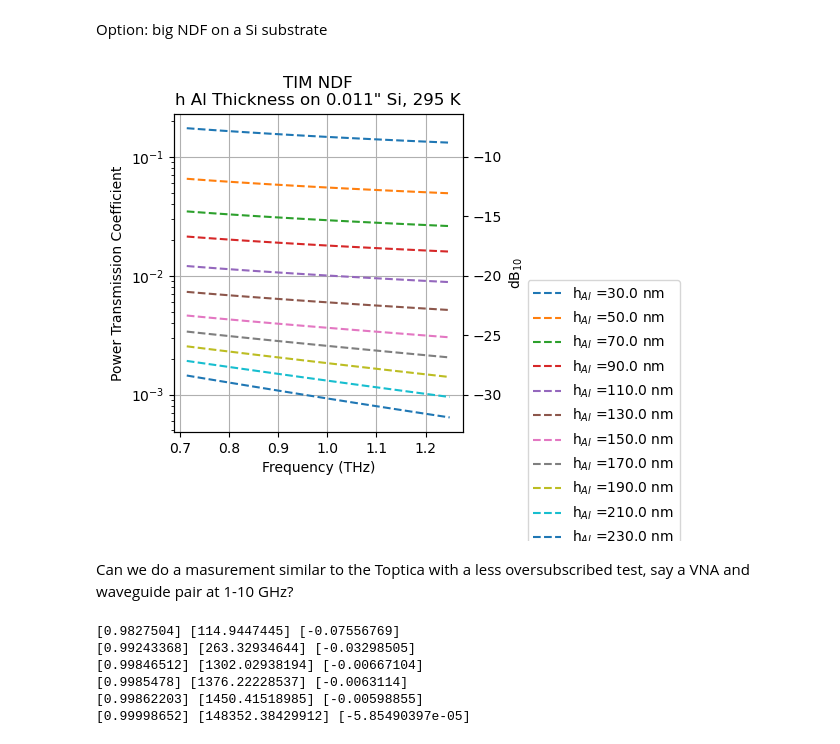
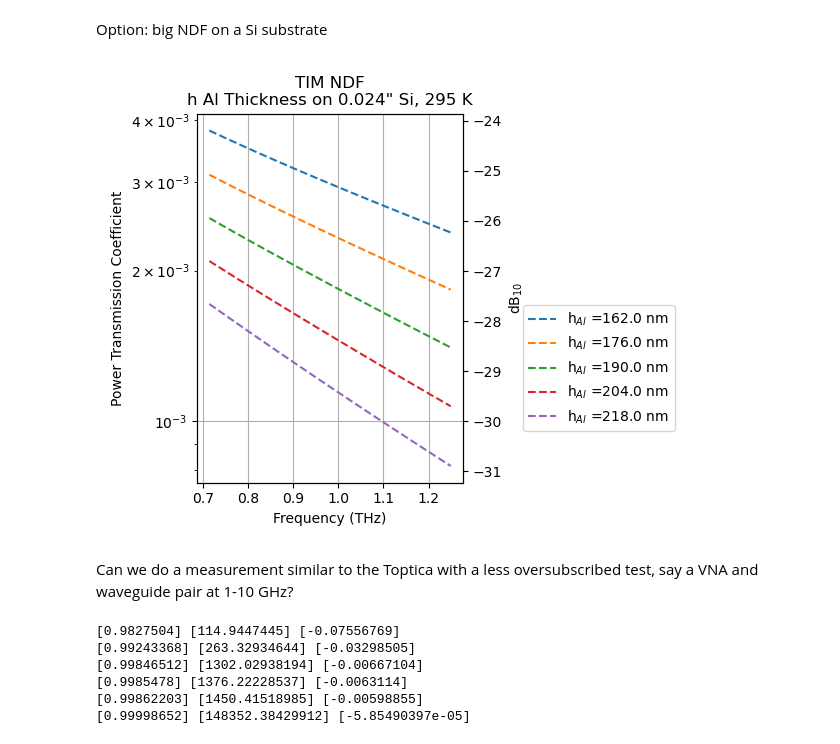
Before and after one commit to tim-balloon/tim-memos, a Jupyter notebook: ndf_calcs/al_transmission.ipynb, the cells around one changed output. Saved outputs shown, nothing was run; the diff lists cells and outputs as text; code cells hidden in the pictures.

```diff
--- a/ndf_calcs/al_transmission.ipynb
+++ b/ndf_calcs/al_transmission.ipynb
@@ -53,7 +53,7 @@ n2 = (n_al(f, h_sigma_al[1])).decompose().value
 n2 *= (370 / 379.21)
 
 # Si
-n3 = 3.4175
+n3 = (3.4175 + 1j * 0.000058207)
 d3 = 0.43 * u.mm
 
 # Vacuum
@@ -109,8 +113,8 @@ f = (c.c / lambd).to(u.THz)
 # HDPE
 # refractive index and extinction factor of HDPE is ~frequency-independent from 40-200 um:
 # Smith and Loewenstein 1975: HDPE; n,k 40.0–200 µm via https://refractiveindex.info/?shelf=organic&book=polyethylene&page=Smith
-n3 = 1.518
-# k3 = 0.0022
+k3 = 0.0022
+n3 = 1.518 + 1j * k3
 d3 = (1. / 16.) * 25.4 * u.mm
 
 fig, ax = plt.subplots(figsize=(8,4))
@@ -166,8 +170,8 @@ f = (c.c / lambd).to(u.THz)
 # HDPE
 # refractive index and extinction factor of HDPE is ~frequency-independent from 40-200 um:
 # Smith and Loewenstein 1975: HDPE; n,k 40.0–200 µm via https://refractiveindex.info/?shelf=organic&book=polyethylene&page=Smith
-n3 = 1.518
-# k3 = 0.0022
+k3 = 0.0022
+n3 = 1.518 + 1j * k3
 d3 = (1. / 16.) * 25.4 * u.mm
 
 fig, ax = plt.subplots()
@@ -243,49 +247,50 @@ Option: big NDF on a Si substrate
 lambd = np.linspace(420, 240) * u.um
 f = (c.c / lambd).to(u.THz)
 # Si
-n3 = 3.4175
-d3 = 0.011 * 25.4 * u.mm # Si wafer from U of A/Motorola
+n3 = (3.4175 + 1j * 0.000058207)
+d3 = 0.6 * u.mm
 
 fig, ax = plt.subplots()
 ax_right = ax.twinx()
 
-for h in np.arange(30, 250, 20) * u.nm:
+# for h in np.arange(30, 250, 20) * u.nm:
+for h in np.linspace(tgt_thick - expected_ptp/2, tgt_thick + expected_ptp/2, 5):
     n2 = (n_al(f, h)).decompose().value
     n2 *= (370 / 379.21)
 
     t = amp_transmission(
         f.to(u.Hz),
         h.to(u.m),
         d3.to(u.m),
         transmission(n1, n2),
         transmission(n2, n3),
         transmission(n3, n4),
         reflection(n1, n2),
         reflection(n2, n3),
         n2,
         n3
     )
 
     # https://en.wikipedia.org/wiki/Fresnel_equations
     t_mag_power = np.abs((n2 / n1) * (np.abs(t)**2))
     ax.plot(f, t_mag_power, label='h$_{Al}$ =' +f'{h}', linestyle='--')
     ax_right.scatter(f, 10 * np.log10(t_mag_power), alpha=0.0)
 
 ax.legend(bbox_to_anchor=(1.2, 0.5))
 ax.set_yscale('log')
 ax_right.set_ylabel('dB$_{10}$')
 
-ax.set_title('TIM NDF\nh Al Thickness on 0.011" Si, 295 K')
+ax.set_title(f'TIM NDF\nh Al Thickness on {d3.to(u.mm).value/25.4:.3f}" Si, 295 K')
 ax.set_xlabel('Frequency (THz)')
 ax.set_ylabel('Power Transmission Coefficient')
 
 ax.grid()
 
 fig.tight_layout()
 # %% [output]
-[figure, old version]
+[figure, new version]
 # %% [markdown]
-Can we do a masurement similar to the Toptica with a less oversubscribed test, say a VNA and waveguide pair at 1-10 GHz?
+Can we do a measurement similar to the Toptica with a less oversubscribed test, say a VNA and waveguide pair at 1-10 GHz?
 # %%
 # https://www.researchgate.net/profile/Alexander-Kaplan-4/publication/236893860_On_reflectivity_of_metallic_films_at_microwave_and_radio_frequencies/links/00b7d519fdfa22a778000000/On-reflectivity-of-metallic-films-at-microwave-and-radio-frequencies.pdf
 
```
Also changed, not shown: parts of 3 cells of this notebook.
